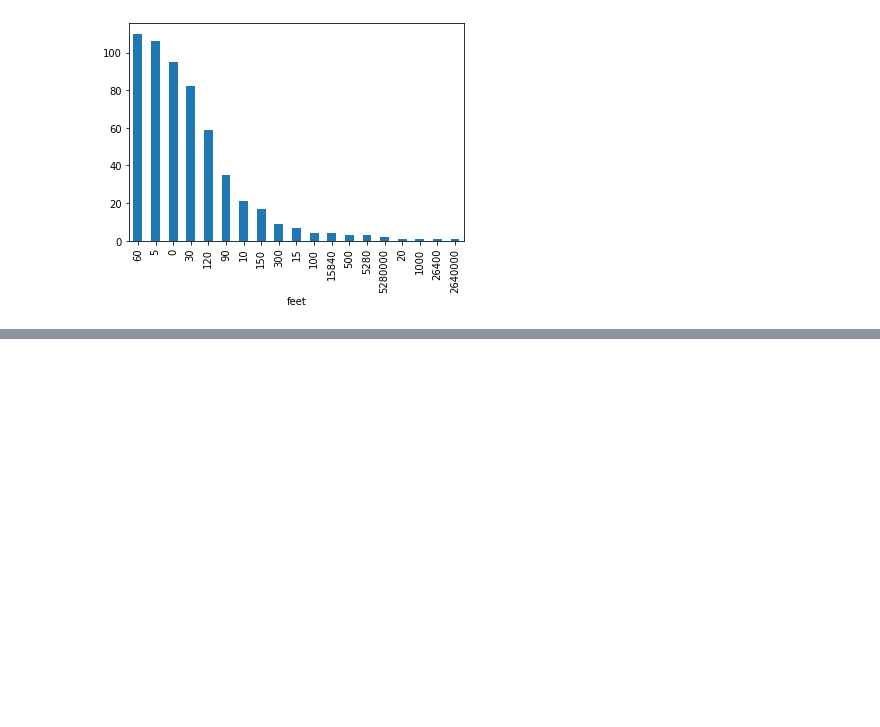
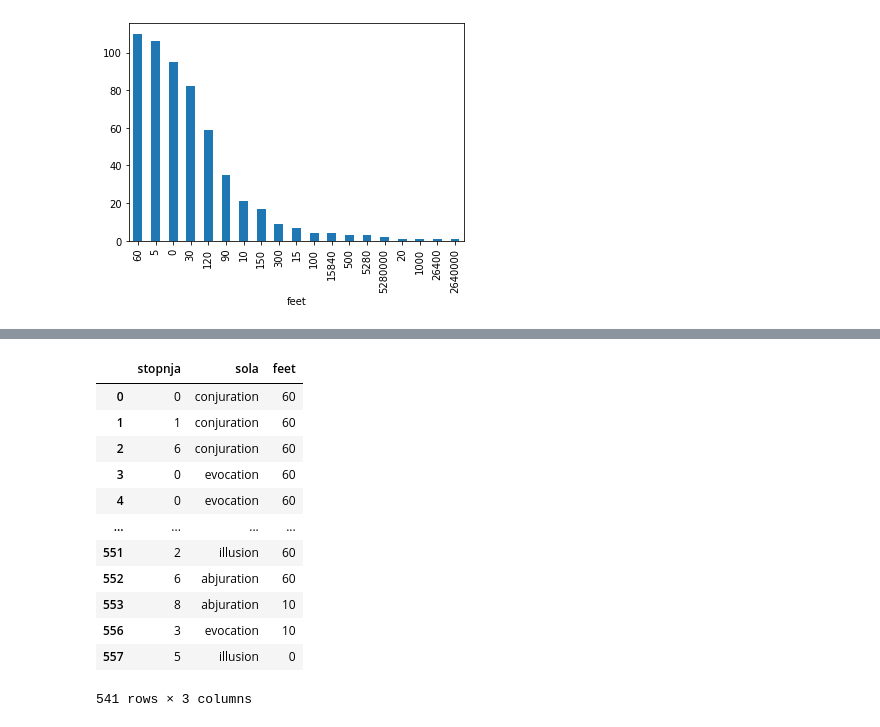
Before and after one commit to vercekpeterdamian/prog1-uroki_dnd, a Jupyter notebook: analiza.ipynb, the cells around one changed output, grey strips where cells are left out. Cells and saved outputs as stored; diff of their text form; code cells hidden in the pictures; blank space fills up the shorter version.

```diff
--- a/analiza.ipynb
+++ b/analiza.ipynb
@@ -463,0 +481,17 @@ uroki_doseg.groupby('feet').size().sort_values(ascending=False).plot.bar()
+# %%
+uroki_doseg_precisceni = uroki_doseg[uroki_doseg.apply(lambda row: row.feet not in za_izlocit_set, axis=1)]
+uroki_doseg_precisceni
+# %% [output]
+|  | stopnja | sola | feet |
+| 0 | 0 | conjuration | 60 |
+| 1 | 1 | conjuration | 60 |
+| 2 | 6 | conjuration | 60 |
+| 3 | 0 | evocation | 60 |
+| 4 | 0 | evocation | 60 |
+| ... | ... | ... | ... |
+| 551 | 2 | illusion | 60 |
+| 552 | 6 | abjuration | 60 |
+| 553 | 8 | abjuration | 10 |
+| 556 | 3 | evocation | 10 |
+| 557 | 5 | illusion | 0 |
+541 rows × 3 columns
```
Also changed, not shown: parts of 6 cells of this notebook.
